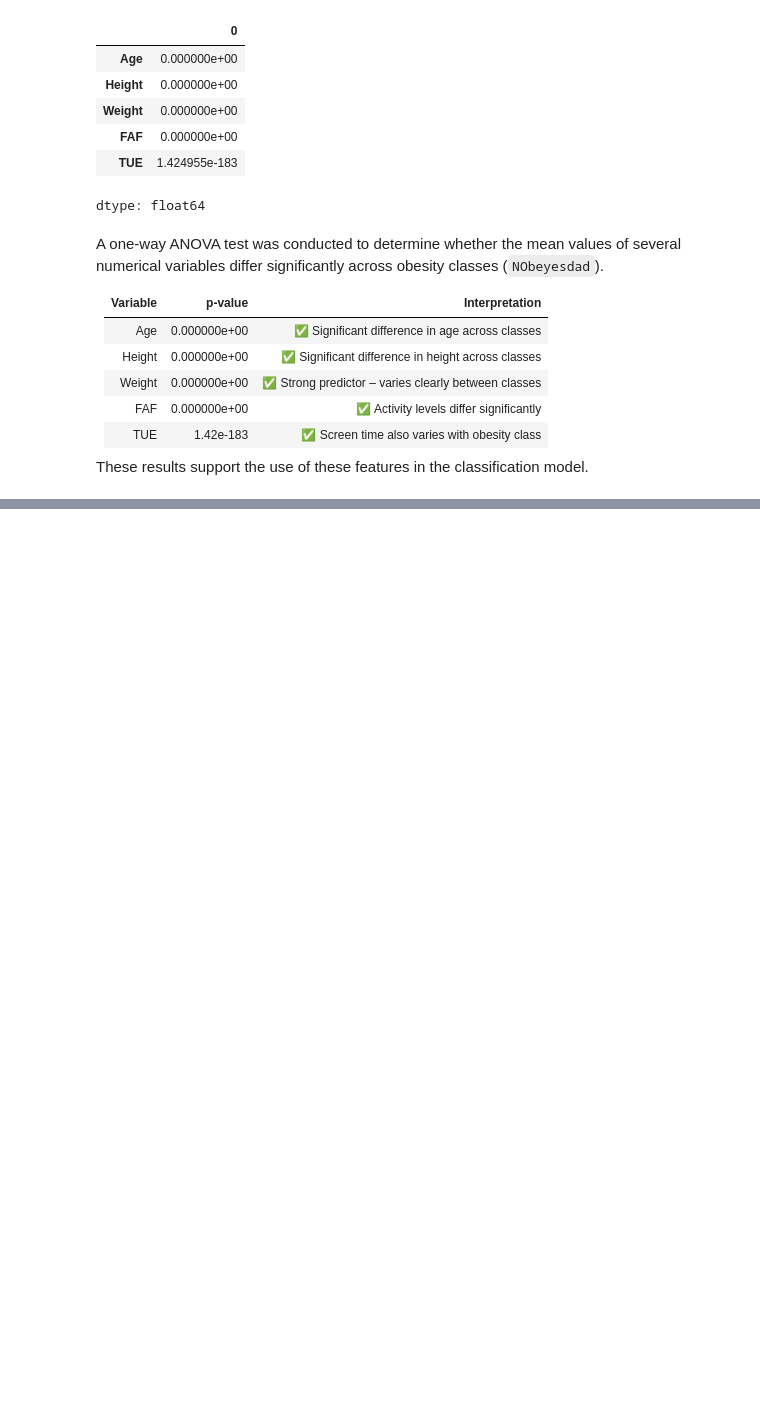
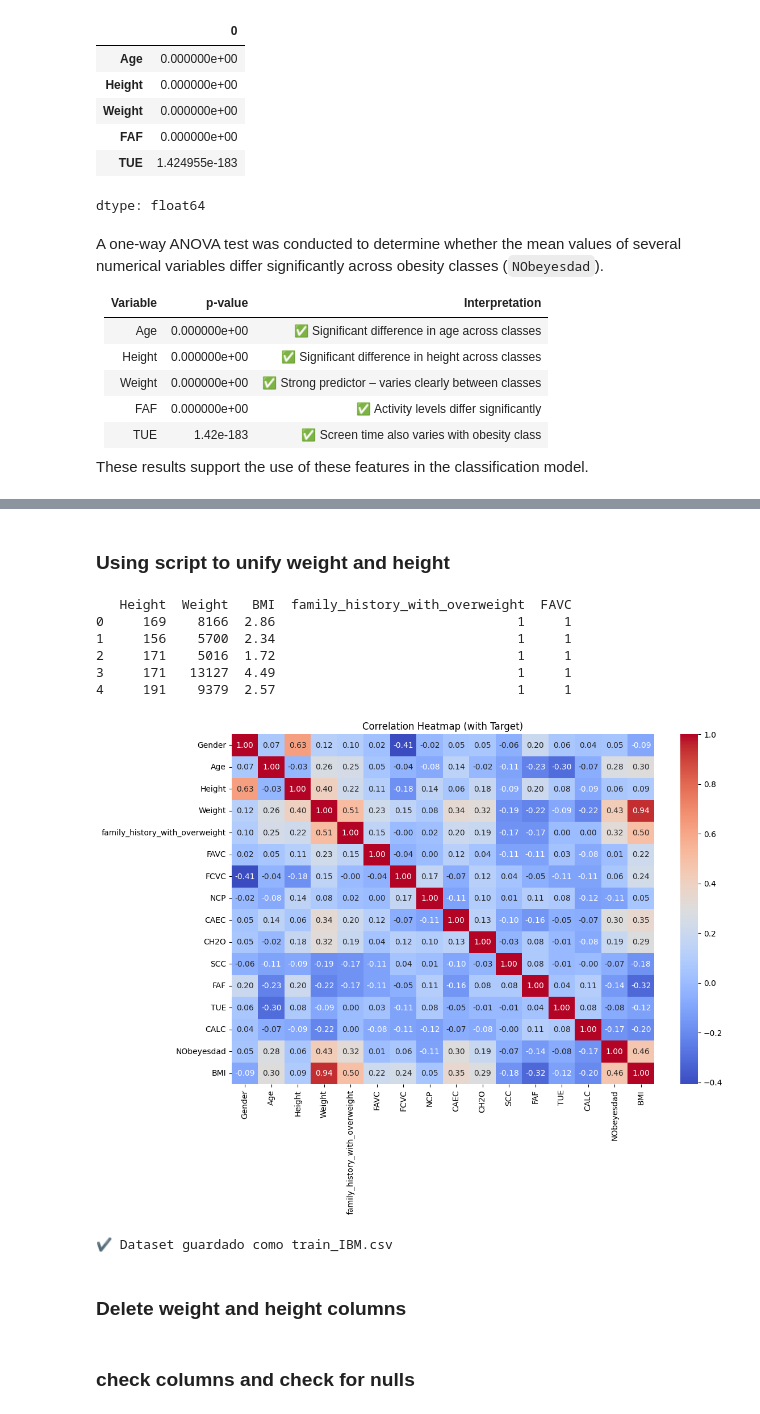
Before and after one commit to fergarcat/multiclass_prediction_obesity_risk, a Jupyter notebook: data/eda/EDA_obesity_risk.ipynb, the cells around one changed output, grey strips where cells are left out. Cells and saved outputs as stored; diff of their text form; code cells hidden in the pictures; blank space fills up the shorter version.

```diff
--- a/data/eda/EDA_obesity_risk.ipynb
+++ b/data/eda/EDA_obesity_risk.ipynb
@@ -809,0 +856,63 @@ These results support the use of these features in the classification model.
+# %% [markdown]
+### Using script to unify weight and height
+# %%
+# CONFIGURE MODULE PATH
+import sys
+sys.path.append('/content/eda_utils.py')
+
+# IMPORT THE FUNCTION
+from eda_utils import transform_csv_row
+
+# LOAD AND TRANSFORM THE DATASET
+import pandas as pd
+
+data = pd.read_csv("train_cleaned.csv")
+
+# Apply transformation row by row
+data = data.apply(transform_csv_row, axis=1)
+
+# QUICK CHECK
+print(data[['Height', 'Weight', 'BMI', 'family_history_with_overweight', 'FAVC']].head())
+
+# COPY FOR EDA AND CODIFICATION
+df_enc = data.copy()
+
+# Convert 'object' columns (except target) to numeric codes
+for col in df_enc.select_dtypes(include='object').columns:
+    if col != 'NObeyesdad':
+        df_enc[col] = df_enc[col].astype('category').cat.codes
+
+# Convert booleans to integers just in case
+for col in df_enc.select_dtypes(include='bool').columns:
+    df_enc[col] = df_enc[col].astype(int)
+
+# GENERATE CORRELATION HEATMAP
+import matplotlib.pyplot as plt
+import seaborn as sns
+
+# Make sure 'NObeyesdad' is coded
+df_enc['NObeyesdad'] = df_enc['NObeyesdad'].astype('category').cat.codes
+
+# Calculate the correlation matrix
+corr = df_enc.corr()
+
+# Generate the heatmap
+plt.figure(figsize=(12, 8))
+sns.heatmap(corr, annot=True, fmt=".2f", cmap="coolwarm")
+plt.title("Correlation Heatmap (with Target)")
+plt.show()
+
+# SAVE PROCESSED DATASET
+df_enc.to_csv("train_IBM.csv", index=False)
+print("✔️ Dataset guardado como train_IBM.csv")
+# %% [output]
+   Height  Weight   BMI  family_history_with_overweight  FAVC
+0     169    8166  2.86                               1     1
+1     156    5700  2.34                               1     1
+2     171    5016  1.72                               1     1
+3     171   13127  4.49                               1     1
+4     191    9379  2.57                               1     1
+[figure, added]
+✔️ Dataset guardado como train_IBM.csv
+# %% [markdown]
+### Delete weight and height columns
@@ -809,0 +921,2 @@ These results support the use of these features in the classification model.
+# %% [markdown]
+### check columns and check for nulls
```
Also changed, not shown: parts of 11 cells of this notebook.
